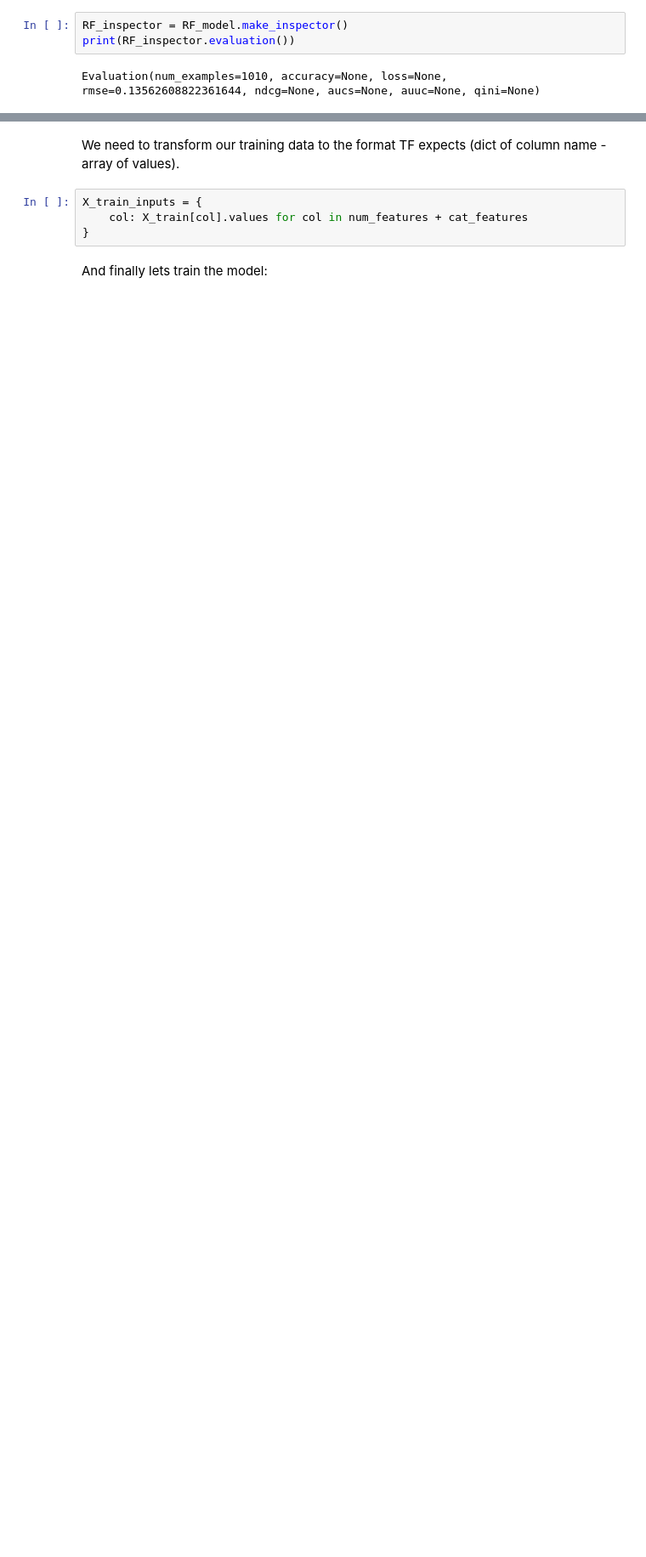
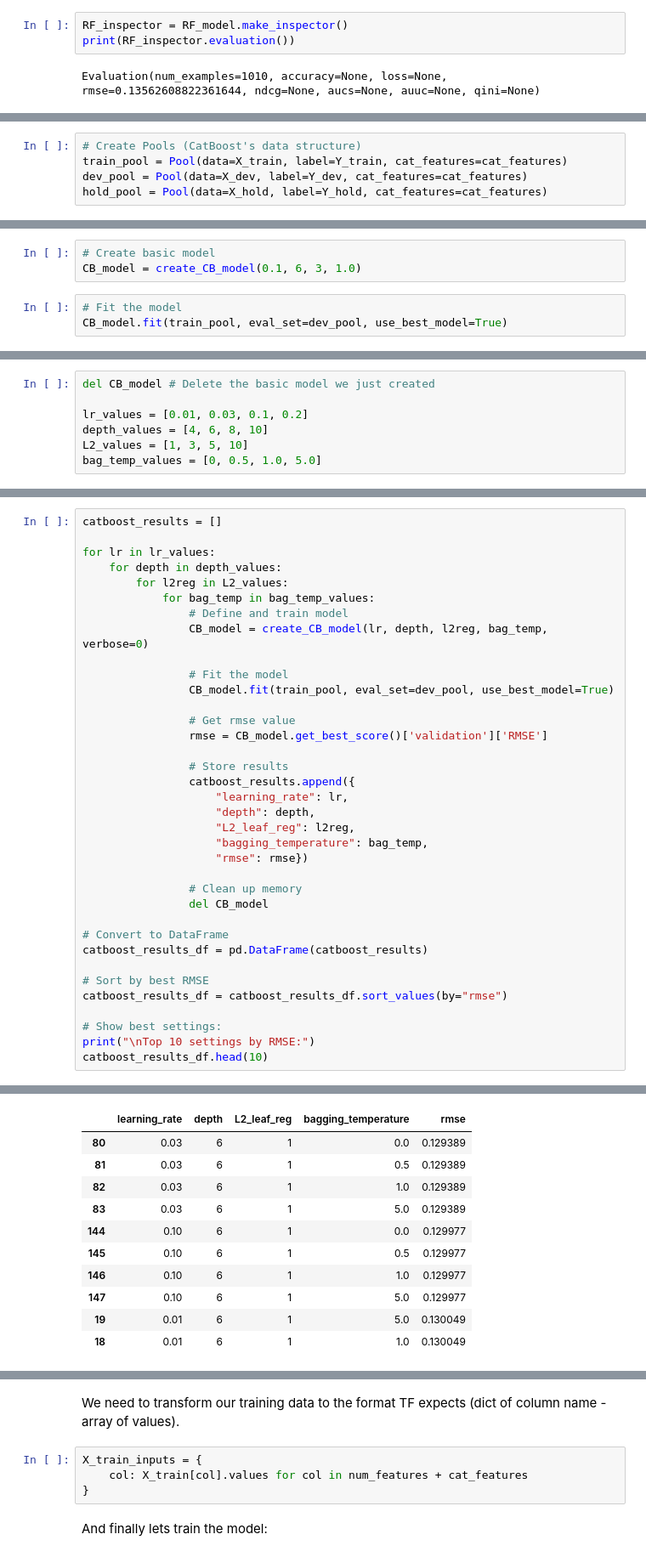
Before and after one commit to Kev-HL/house-price-prediction, a Jupyter notebook: notebooks/housing.ipynb, the cells around one changed output, grey strips where cells are left out. Shown at 85% size. Saved outputs shown, nothing was run; the diff lists cells and outputs as text; blank space fills up the shorter version.

Commit message:
Finetuned MLP, added CatBoost model, small fixes

```diff
--- a/notebooks/housing.ipynb
+++ b/notebooks/housing.ipynb
@@ -1262,0 +1153,5 @@ Performance has not worsened (it got even better but that is probably just due t
+# %%
+# Create Pools (CatBoost's data structure)
+train_pool = Pool(data=X_train, label=Y_train, cat_features=cat_features)
+dev_pool = Pool(data=X_dev, label=Y_dev, cat_features=cat_features)
+hold_pool = Pool(data=X_hold, label=Y_hold, cat_features=cat_features)
@@ -1262,0 +1175,6 @@ Performance has not worsened (it got even better but that is probably just due t
+# %%
+# Create basic model
+CB_model = create_CB_model(0.1, 6, 3, 1.0)
+# %%
+# Fit the model
+CB_model.fit(train_pool, eval_set=dev_pool, use_best_model=True)
@@ -1262,0 +1206,7 @@ Performance has not worsened (it got even better but that is probably just due t
+# %%
+del CB_model # Delete the basic model we just created
+
+lr_values = [0.01, 0.03, 0.1, 0.2]
+depth_values = [4, 6, 8, 10]
+L2_values = [1, 3, 5, 10]
+bag_temp_values = [0, 0.5, 1.0, 5.0]
@@ -1262,0 +1215,37 @@ Performance has not worsened (it got even better but that is probably just due t
+# %%
+catboost_results = []
+
+for lr in lr_values:
+    for depth in depth_values:
+        for l2reg in L2_values:
+            for bag_temp in bag_temp_values:
+                # Define and train model
+                CB_model = create_CB_model(lr, depth, l2reg, bag_temp, verbose=0)
+
+                # Fit the model
+                CB_model.fit(train_pool, eval_set=dev_pool, use_best_model=True)
+
+                # Get rmse value
+                rmse = CB_model.get_best_score()['validation']['RMSE']
+
+                # Store results
+                catboost_results.append({
+                    "learning_rate": lr,
+                    "depth": depth,
+                    "L2_leaf_reg": l2reg,
+                    "bagging_temperature": bag_temp,
+                    "rmse": rmse})
+
+                # Clean up memory
+                del CB_model
+
+# Convert to DataFrame
+catboost_results_df = pd.DataFrame(catboost_results)
+
+# Sort by best RMSE
+catboost_results_df = catboost_results_df.sort_values(by="rmse")
+
+# Show best settings:
+print("\nTop 10 settings by RMSE:")
+catboost_results_df.head(10)
+# %% [output]
@@ -1262,0 +1253,11 @@ Performance has not worsened (it got even better but that is probably just due t
+|  | learning_rate | depth | L2_leaf_reg | bagging_temperature | rmse |
+| 80 | 0.03 | 6 | 1 | 0.0 | 0.129389 |
+| 81 | 0.03 | 6 | 1 | 0.5 | 0.129389 |
+| 82 | 0.03 | 6 | 1 | 1.0 | 0.129389 |
+| 83 | 0.03 | 6 | 1 | 5.0 | 0.129389 |
+| 144 | 0.10 | 6 | 1 | 0.0 | 0.129977 |
+| 145 | 0.10 | 6 | 1 | 0.5 | 0.129977 |
+| 146 | 0.10 | 6 | 1 | 1.0 | 0.129977 |
+| 147 | 0.10 | 6 | 1 | 5.0 | 0.129977 |
+| 19 | 0.01 | 6 | 1 | 5.0 | 0.130049 |
+| 18 | 0.01 | 6 | 1 | 1.0 | 0.130049 |
```
Also changed, not shown: parts of 124 cells of this notebook, 3 other files.
